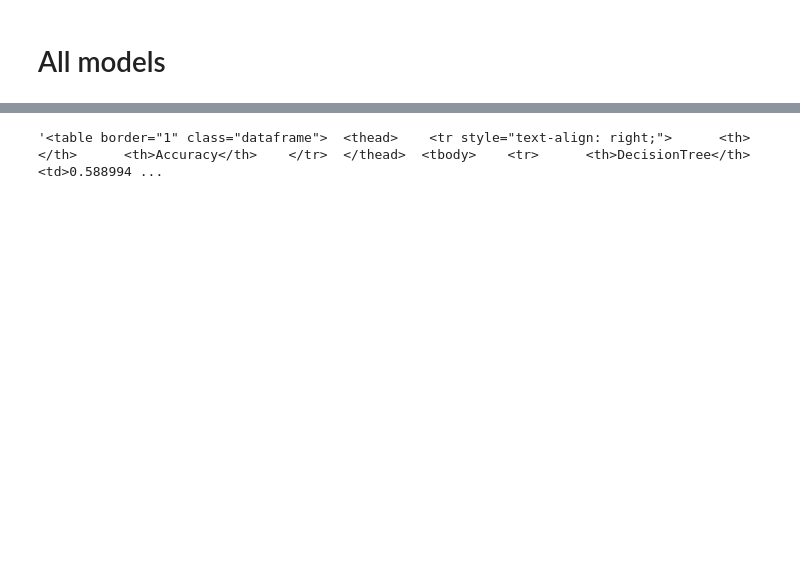
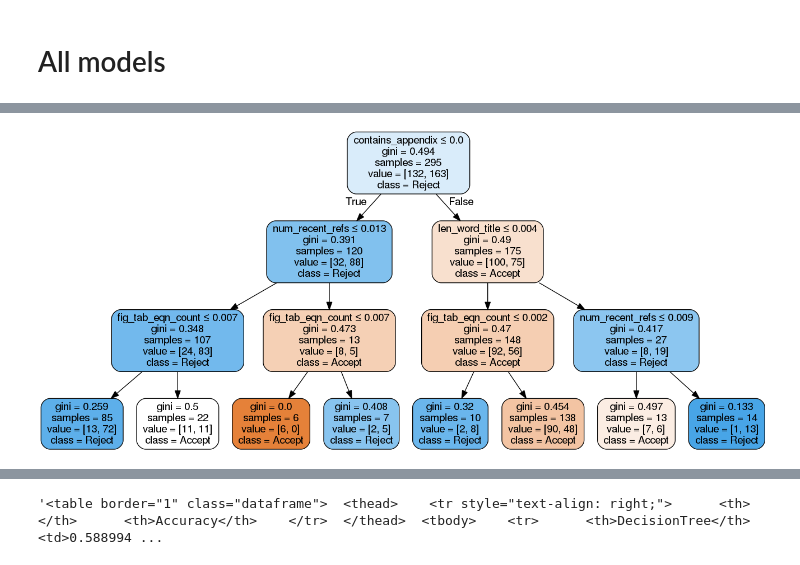
Before and after one commit to shruti-singh/PaperAcceptancePrediction, a Jupyter notebook: shruti/All_Models2017Baseline.ipynb, the cells around one changed output, grey strips where cells are left out. Cells and saved outputs as stored; diff of their text form; code cells hidden in the pictures; blank space fills up the shorter version.

```diff
--- a/shruti/All_Models2017Baseline.ipynb
+++ b/shruti/All_Models2017Baseline.ipynb
@@ -211,3 +298,23 @@ model_results
+# %%
+#Without replyCount and normalized
+model_results = pd.DataFrame()
+model_results['Accuracy'] = None
+model_results['CVresults'] = None
+
+for clf_name,clf in clf_dict.items():
+#   X = data.drop(columns=['id','label'])
+  X = data.drop(columns=['id','label'])
+  y = data['label']
+  X_normalized = normalize(X)
+  results = cross_validate(clf, X_normalized, y, return_estimator=True)
+  clf = results['estimator']
+  results.pop('estimator')
+  accuracy = np.mean(results['test_score'])
+  model_results.loc[clf_name, ['Accuracy', 'CVresults']] = [accuracy, results]
+  if clf_name == 'DecisionTree':
+    display(plot(clf))
+# %% [output]
+[figure, added]
 # %%
 model_results
 # %% [output]
```
Also changed, not shown: parts of 25 cells of this notebook.
